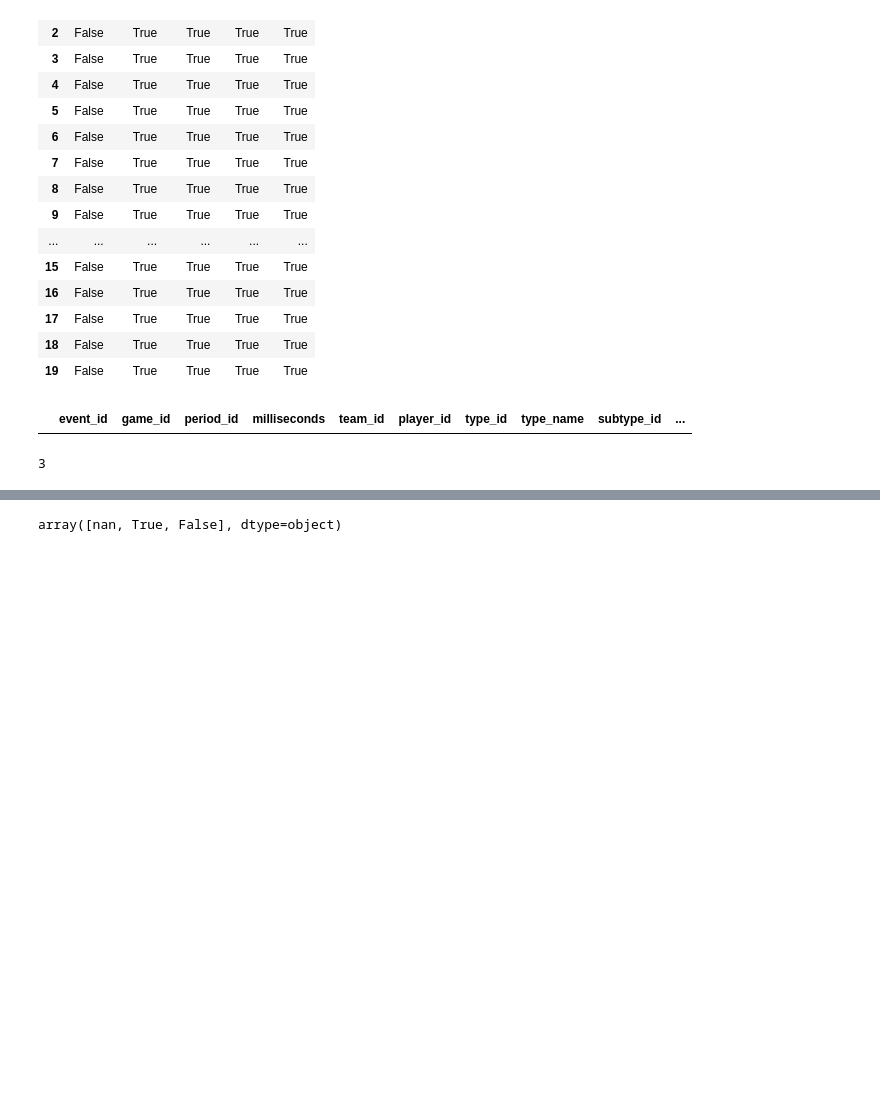
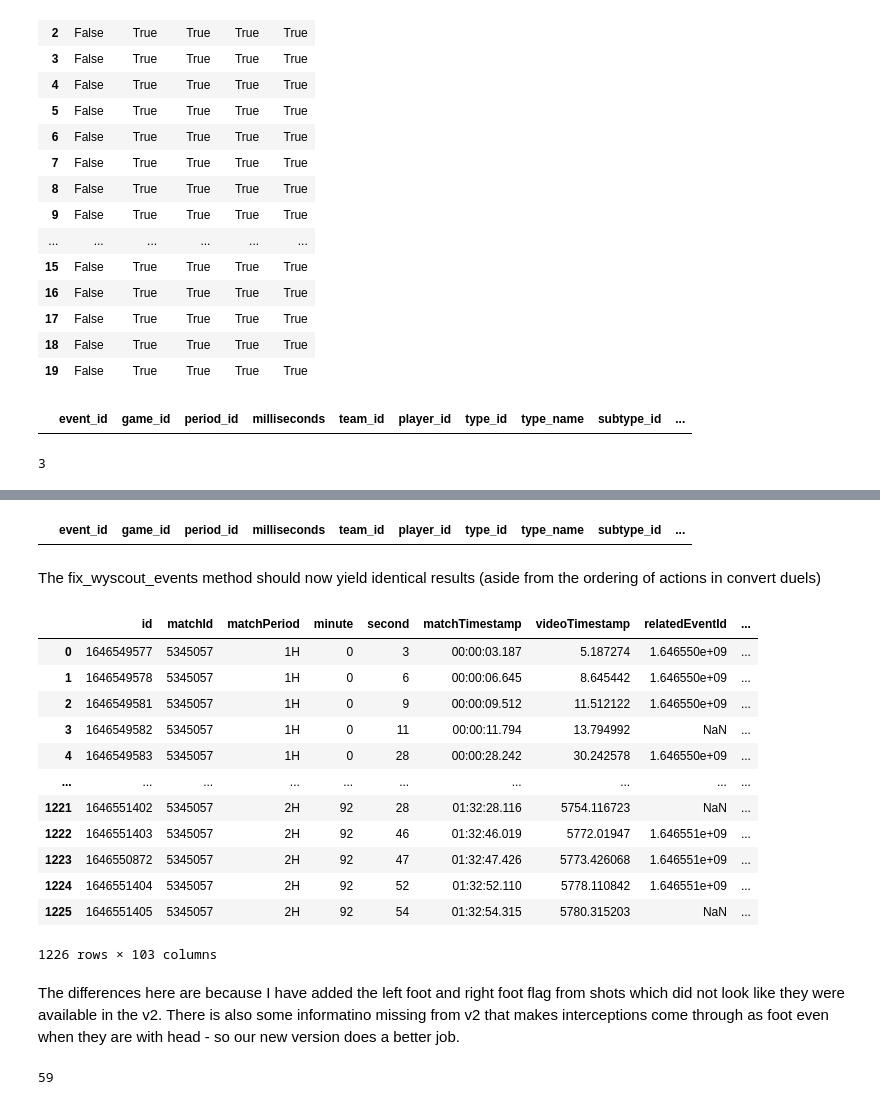
Before and after one commit to liammoore44/wyscout-spadl-conversion, a Jupyter notebook: test_notebooks/Wyscout-conversion.ipynb, the cells around one changed output, grey strips where cells are left out. Saved outputs shown, nothing was run; the diff lists cells and outputs as text; code cells hidden in the pictures; blank space fills up the shorter version.

```diff
--- a/test_notebooks/Wyscout-conversion.ipynb
+++ b/test_notebooks/Wyscout-conversion.ipynb
@@ -330,6 +329,11 @@ v3_df.head(3)
 v3_df.shape
 # %% [output]
 (1574, 94)
+# %%
+wyscout_periods = wyscout_periods = {"1H": 1, "2H": 2, "E1": 3, "E2": 4, "P": 5}
+
+v3_df["period_id"] = v3_df.matchPeriod.apply(lambda x: wyscout_periods[x])
+v3_df["milliseconds"] = (v3_df.second + (v3_df.minute * 60)) * 1000
 # %% [markdown]
 Test the rewritten make_new_positions function
 # %%
@@ -394,4 +406,4 @@ len(converted_duels), len(converted_duels_v2)
-# %%
-converted_duels.groundDuel_takeOn.unique()
-# %% [output]
-array([nan, True, False], dtype=object)
+# %%
+events.loc[events["subtype_id"].isin([10])]
+# %% [output]
+|  | event_id | game_id | period_id | milliseconds | team_id | player_id | type_id | type_name | subtype_id | ... |
@@ -397,0 +415,2 @@ array([nan, True, False], dtype=object)
+# %% [markdown]
+The fix_wyscout_events method should now yield identical results (aside from the ordering of actions in convert duels)
@@ -397,0 +421,17 @@ array([nan, True, False], dtype=object)
+# %%
+fixed_df = fix_wyscout_events_v3(v3_df)
+fixed_df
+# %% [output]
+|  | id | matchId | matchPeriod | minute | second | matchTimestamp | videoTimestamp | relatedEventId | ... |
+| 0 | 1646549577 | 5345057 | 1H | 0 | 3 | 00:00:03.187 | 5.187274 | 1.646550e+09 | ... |
+| 1 | 1646549578 | 5345057 | 1H | 0 | 6 | 00:00:06.645 | 8.645442 | 1.646550e+09 | ... |
+| 2 | 1646549581 | 5345057 | 1H | 0 | 9 | 00:00:09.512 | 11.512122 | 1.646550e+09 | ... |
+| 3 | 1646549582 | 5345057 | 1H | 0 | 11 | 00:00:11.794 | 13.794992 | NaN | ... |
+| 4 | 1646549583 | 5345057 | 1H | 0 | 28 | 00:00:28.242 | 30.242578 | 1.646550e+09 | ... |
+| ... | ... | ... | ... | ... | ... | ... | ... | ... | ... |
+| 1221 | 1646551402 | 5345057 | 2H | 92 | 28 | 01:32:28.116 | 5754.116723 | NaN | ... |
+| 1222 | 1646551403 | 5345057 | 2H | 92 | 46 | 01:32:46.019 | 5772.01947 | 1.646551e+09 | ... |
+| 1223 | 1646550872 | 5345057 | 2H | 92 | 47 | 01:32:47.426 | 5773.426068 | 1.646551e+09 | ... |
+| 1224 | 1646551404 | 5345057 | 2H | 92 | 52 | 01:32:52.110 | 5778.110842 | 1.646551e+09 | ... |
+| 1225 | 1646551405 | 5345057 | 2H | 92 | 54 | 01:32:54.315 | 5780.315203 | NaN | ... |
+1226 rows × 103 columns
@@ -397,0 +476,7 @@ array([nan, True, False], dtype=object)
+# %% [markdown]
+The differences here are because I have added the left foot and right foot flag from shots which did not look like they were available in the v2. There is also some informatino missing from v2 that makes interceptions come through as foot even when they are with head - so our new version does a better job.
+# %%
+merged = df_actions.merge(df_actions_v2, on="original_event_id")
+len(merged.loc[merged['bodypart_id_x'] != merged['bodypart_id_y']])
+# %% [output]
+59
```
Also changed, not shown: parts of 16 cells of this notebook, 2 other files.
